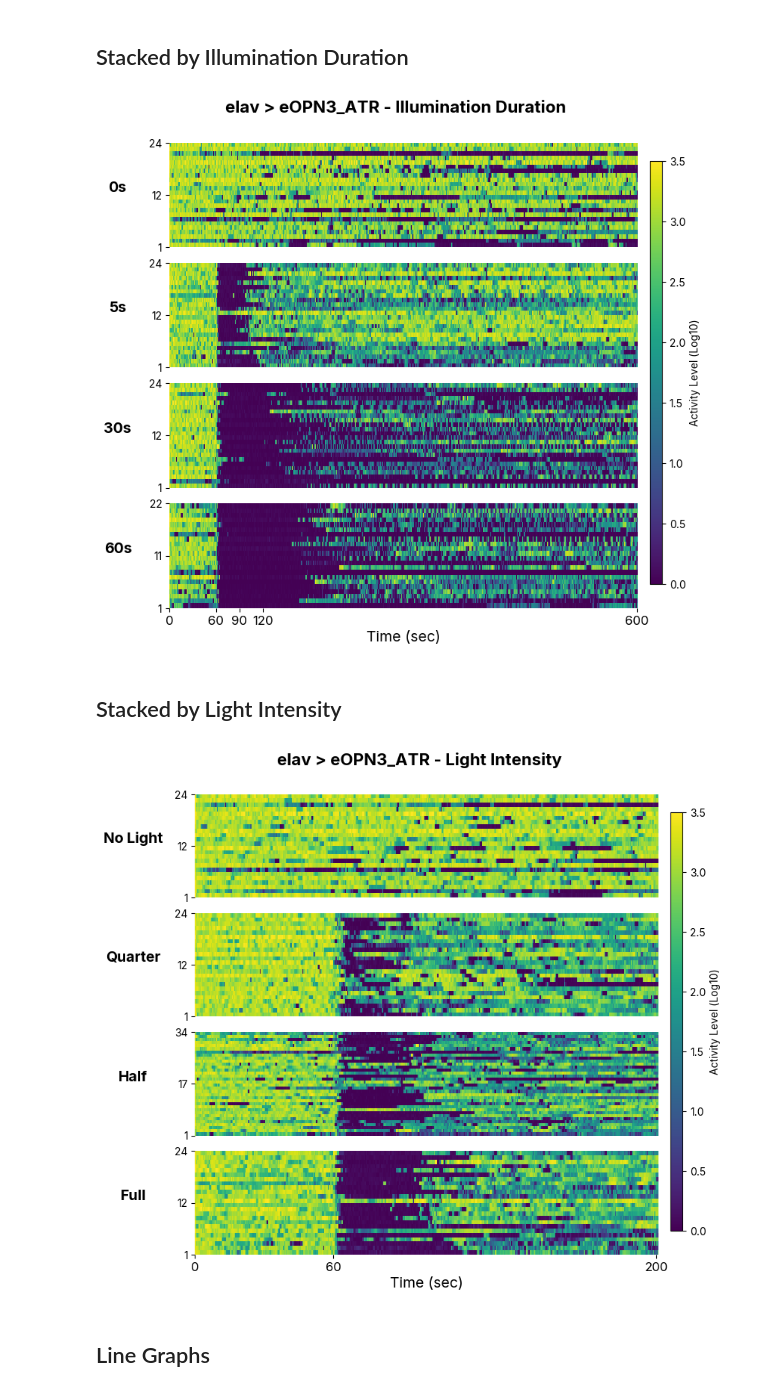
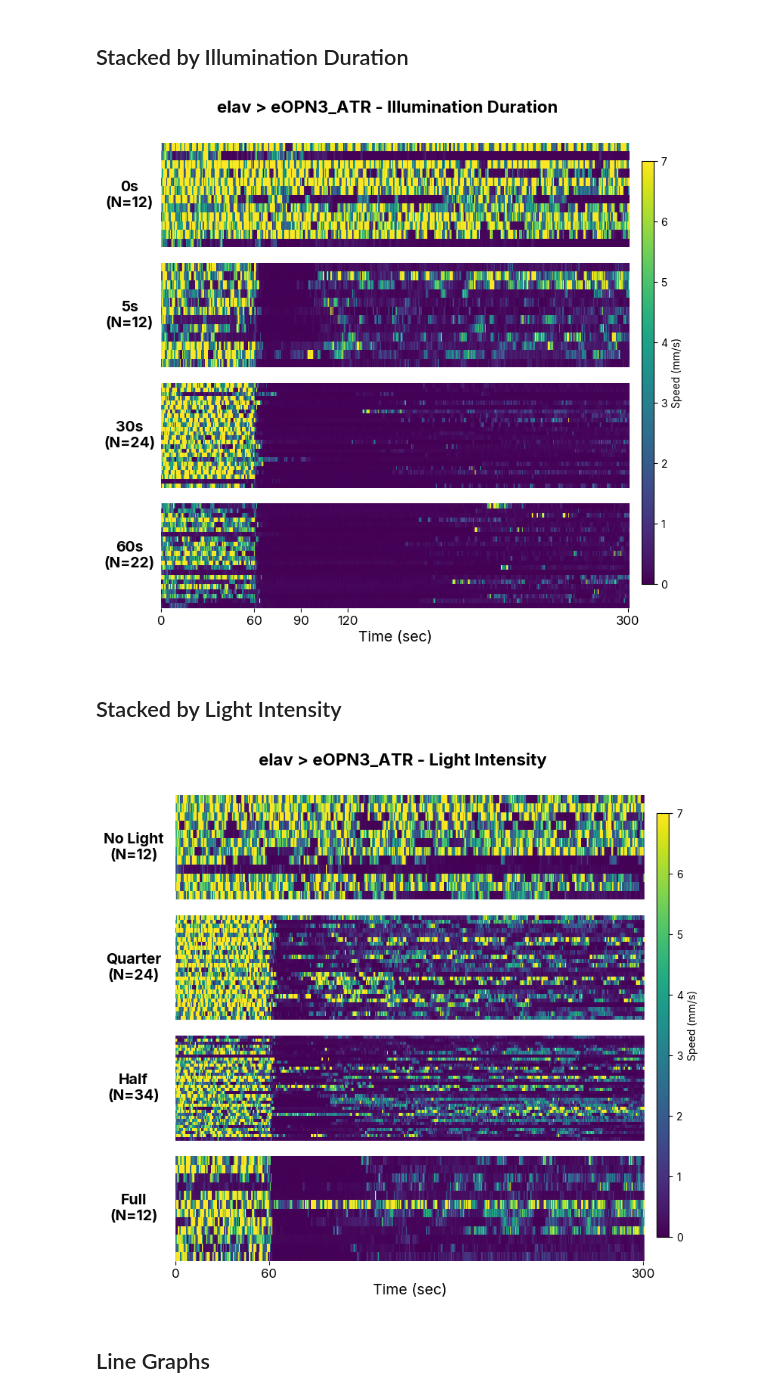
Before and after one commit to lnicole08/TrumelanOPN3, a Jupyter notebook: 3. Stacked plots.ipynb, the cells around one changed output. Cells and saved outputs as stored; diff of their text form; code cells hidden in the pictures.

```diff
--- a/3. Stacked plots.ipynb
+++ b/3. Stacked plots.ipynb
@@ -27,7 +27,7 @@ maxtime = 3600
 specifictime = 200  # for shorter time plots (seconds)
 
 #'ActivityLevel' or 'Speed'
-metric_to_plot = 'ActivityLevel'
+metric_to_plot = 'Speed'
 # %%
 # Set up Inter font
 inter_font_path = titledpath + "\\ACC Lab Dropbox\\ACC Lab\\Nicole Lee\\Programs\\extras\\ttf\\Inter-Regular.ttf"
@@ -149,14 +154,13 @@ num_conditions = len(duration_data)
 fig, axes = plt.subplots(num_conditions, 1, figsize=(8, 2*num_conditions), sharex=True)
 plt.subplots_adjust(hspace=0.15)
 
-metric_to_plot = 'ActivityLevel'
 
 if metric_to_plot == "ActivityLevel":
     scalebar_label = "Activity Level (Log10)"
+    vmax = 3.5
 elif metric_to_plot == "Speed":
     scalebar_label = "Speed (mm/s)"
-
-vmax_number = 3.5
+    vmax_number = 7
 for idx, (label, data) in enumerate(duration_data.items()):
     ax = axes[idx]
     num_flies = data.shape[0]
@@ -168,10 +172,8 @@ for idx, (label, data) in enumerate(duration_data.items()):
     quadmesh.set_edgecolor('face')
     quadmesh.set_linewidth(0)
 
-    ax.set_ylabel(label, rotation=0, labelpad=30, fontsize=14, weight='bold')
-    ax.set_yticks([0, num_flies//2, num_flies])
-    ticklabels = [num_flies, (num_flies+1)//2, 1]
-    ax.set_yticklabels(ticklabels, fontsize=10)
+    ax.set_ylabel(f"{label}\n(N={num_flies})", rotation=0, labelpad=30, fontsize=14, weight='bold', va='center')
+    ax.set_yticks([])
 
     if idx < num_conditions - 1:
         ax.tick_params(axis='x', bottom=False)
@@ -200,27 +202,32 @@ fig.patch.set_facecolor('white')
 plt.savefig(homecomp + "\\ACC Lab Dropbox\\ACC Lab\\Nicole Lee\\eOPN3 manuscript\\Data compilation\\Trumelan\\Trumelan images\\"
             + metric_to_plot + "_" + driver + "_" + responder + ".svg", bbox_inches='tight')
 # %% [output]
-[figure, old version]
+[figure, new version]
 # %% [markdown]
 ## Stacked by Light Intensity
 # %%
-specifictime = 201
+specifictime = 301
 
 intensity_files = {
-    'No Light': specifiedpath + driver + " x " + responder + "_0s",
-    'Quarter': specifiedpath + driver + " x " + responder + "_quarter_5s",
-    'Half': specifiedpath + driver + " x " + responder + "_half_5s",
-    'Full': specifiedpath + driver + " x " + responder + "_5s",
+    'No Light': (specifiedpath + driver + " x " + responder + "_0s", 'even'),
+    'Quarter': (specifiedpath + driver + " x " + responder + "_quarter_5s", None),
+    'Half': (specifiedpath + driver + " x " + responder + "_half_5s", None),
+    'Full': (specifiedpath + driver + " x " + responder + "_5s", 'even'),
 }
 
 intensity_plot_title = driver + " > " + responder + " - Light Intensity"
 # %%
 intensity_data = {}
 
-for label, filepath in intensity_files.items():
+for label, (filepath, split) in intensity_files.items():
     df = pd.read_csv(filepath + "_max" + str(maxtime) + "s.csv").set_index('Time (s)')
     df = df.iloc[0:(specifictime*2), :]  # trim to specifictime
-    intensity_data[label] = df.filter(regex="^" + metric_to_plot).T.reset_index(drop=True)
+    cols = sorted([c for c in df.columns if c.startswith(metric_to_plot)], key=lambda c: int(c.split('_')[1]))
+    if split == 'even':
+        cols = cols[1::2]
+    elif split == 'odd':
+        cols = cols[0::2]
+    intensity_data[label] = df[cols].T.reset_index(drop=True)
 # %%
 num_conditions = len(intensity_data)
 fig, axes = plt.subplots(num_conditions, 1, figsize=(8, 2*num_conditions), sharex=True)
@@ -228,9 +235,10 @@ plt.subplots_adjust(hspace=0.15)
 
 if metric_to_plot == "ActivityLevel":
     scalebar_label = "Activity Level (Log10)"
+    vmax_number = 3.5
 elif metric_to_plot == "Speed":
     scalebar_label = "Speed (mm/s)"
-vmax_number = 3.5
+    vmax_number = 7
 for idx, (label, data) in enumerate(intensity_data.items()):
     ax = axes[idx]
     num_flies = data.shape[0]
@@ -240,38 +248,36 @@ for idx, (label, data) in enumerate(intensity_data.items()):
     quadmesh = ax.collections[0]
     quadmesh.set_rasterized(True)
     quadmesh.set_edgecolor('face')
     quadmesh.set_linewidth(0)
 
-    ax.set_ylabel(label, rotation=0, labelpad=40, fontsize=14, weight='bold')
-    ax.set_yticks([0, num_flies//2, num_flies])
-    ticklabels = [num_flies, (num_flies+1)//2, 1]
-    ax.set_yticklabels(ticklabels, fontsize=10)
+    ax.set_ylabel(f"{label}\n(N={num_flies})", rotation=0, labelpad=40, fontsize=14, weight='bold', va='center')
+    ax.set_yticks([])
 
     if idx < num_conditions - 1:
         ax.tick_params(axis='x', bottom=False)
         ax.set_xlabel('')
     ax.patch.set_facecolor('white')
 
 last_data = list(intensity_data.values())[-1]
 # tick_times = list(range(20, int(specifictime), int(specifictime/10)))
 tick_times = [0, 60, specifictime - 1]
 tick_positions = [list(last_data.columns).index(float(t)) for t in tick_times if float(t) in last_data.columns]
 axes[-1].set_xticks(tick_positions)
 axes[-1].set_xticklabels(tick_times, rotation=0, fontsize=12)
 axes[-1].set_xlabel("Time (sec)", fontsize=14)
 
 cbar_ax = fig.add_axes([0.92, 0.15, 0.02, 0.7])
 sm = plt.cm.ScalarMappable(cmap="viridis", norm=plt.Normalize(vmin=0, vmax=vmax_number))
 fig.colorbar(sm, cax=cbar_ax, label=scalebar_label)
 
 fig.suptitle(intensity_plot_title, weight="bold", fontsize=16, y=0.95)
 
 mpl.rcParams['svg.fonttype'] = 'none'
 fig.patch.set_facecolor('white')
 
 plt.savefig(homecomp + "\\ACC Lab Dropbox\\ACC Lab\\Nicole Lee\\eOPN3 manuscript\\Data compilation\\Trumelan\\Trumelan images\\light_intensity_speed" + driver + "_" + responder + ".svg", bbox_inches='tight')
 # %% [output]
-[figure, old version]
+[figure, new version]
 # %% [markdown]
 ## Line Graphs
 # %%
```
Also changed, not shown: parts of 2 cells of this notebook.
